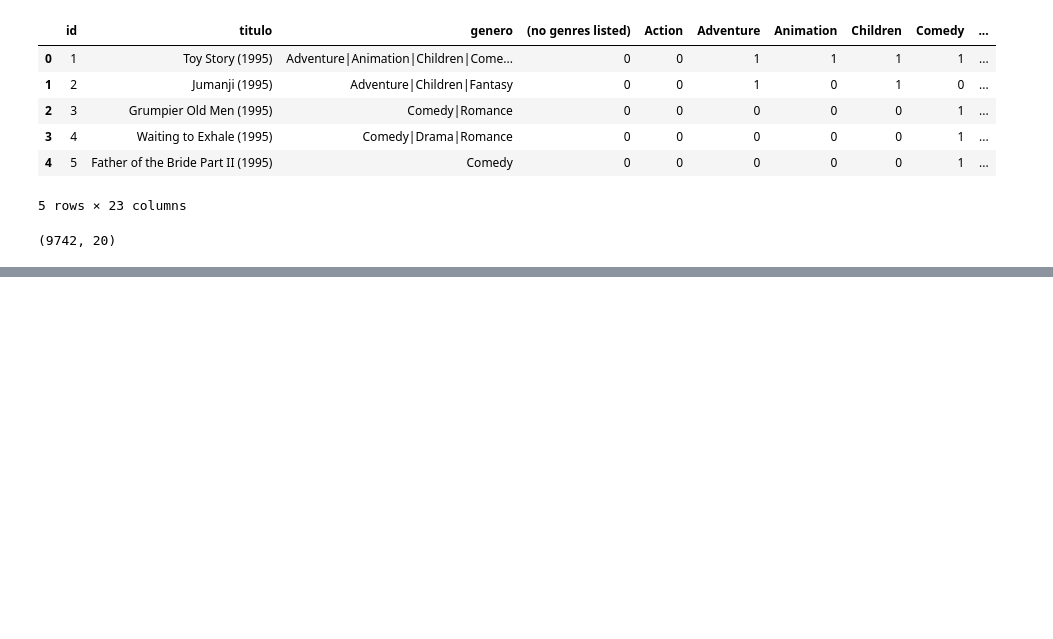
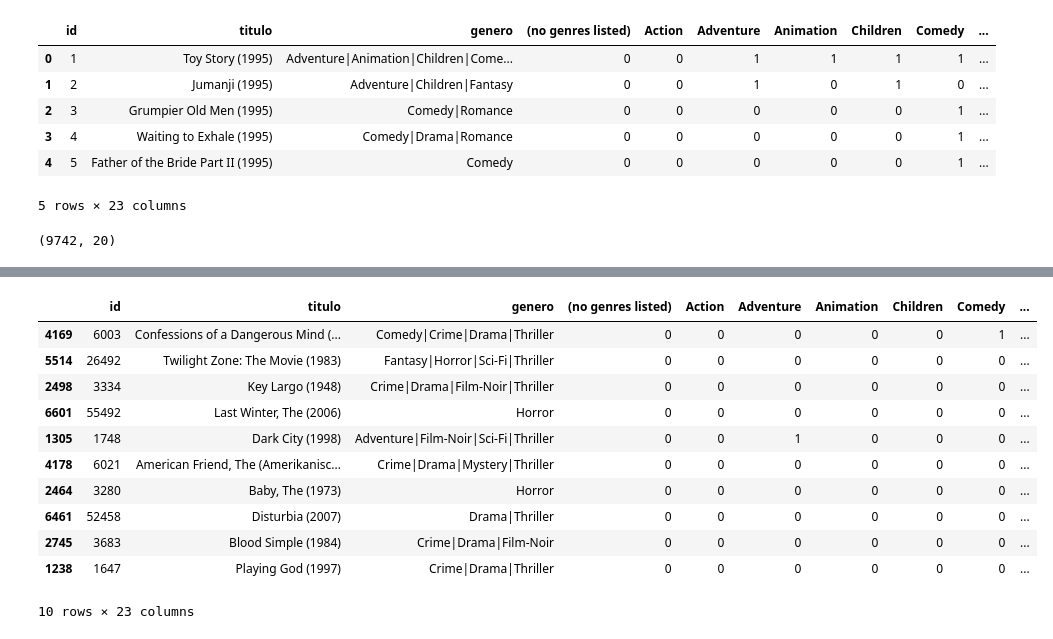
Before and after one commit to ebmm01/machineLearning, a Jupyter notebook: Nao_supervisionado/Classificador.ipynb, the cells around one changed output, grey strips where cells are left out. Cells and saved outputs as stored; diff of their text form; code cells hidden in the pictures; blank space fills up the shorter version.

```diff
--- a/Nao_supervisionado/Classificador.ipynb
+++ b/Nao_supervisionado/Classificador.ipynb
@@ -48,0 +60,19 @@ Grupos: [0 0 1 ... 1 0 1]
+# %%
+grupo = 0
+
+filtro = modelo.labels_ == grupo
+
+dados_dos_filmes[filtro].sample(10)
+# %% [output]
+|  | id | titulo | genero | (no genres listed) | Action | Adventure | Animation | Children | Comedy | ... |
+| 4169 | 6003 | Confessions of a Dangerous Mind (... | Comedy|Crime|Drama|Thriller | 0 | 0 | 0 | 0 | 0 | 1 | ... |
+| 5514 | 26492 | Twilight Zone: The Movie (1983) | Fantasy|Horror|Sci-Fi|Thriller | 0 | 0 | 0 | 0 | 0 | 0 | ... |
+| 2498 | 3334 | Key Largo (1948) | Crime|Drama|Film-Noir|Thriller | 0 | 0 | 0 | 0 | 0 | 0 | ... |
+| 6601 | 55492 | Last Winter, The (2006) | Horror | 0 | 0 | 0 | 0 | 0 | 0 | ... |
+| 1305 | 1748 | Dark City (1998) | Adventure|Film-Noir|Sci-Fi|Thriller | 0 | 0 | 1 | 0 | 0 | 0 | ... |
+| 4178 | 6021 | American Friend, The (Amerikanisc... | Crime|Drama|Mystery|Thriller | 0 | 0 | 0 | 0 | 0 | 0 | ... |
+| 2464 | 3280 | Baby, The (1973) | Horror | 0 | 0 | 0 | 0 | 0 | 0 | ... |
+| 6461 | 52458 | Disturbia (2007) | Drama|Thriller | 0 | 0 | 0 | 0 | 0 | 0 | ... |
+| 2745 | 3683 | Blood Simple (1984) | Crime|Drama|Film-Noir | 0 | 0 | 0 | 0 | 0 | 0 | ... |
+| 1238 | 1647 | Playing God (1997) | Crime|Drama|Thriller | 0 | 0 | 0 | 0 | 0 | 0 | ... |
+10 rows × 23 columns
```
Also changed, not shown: parts of 4 cells of this notebook.
